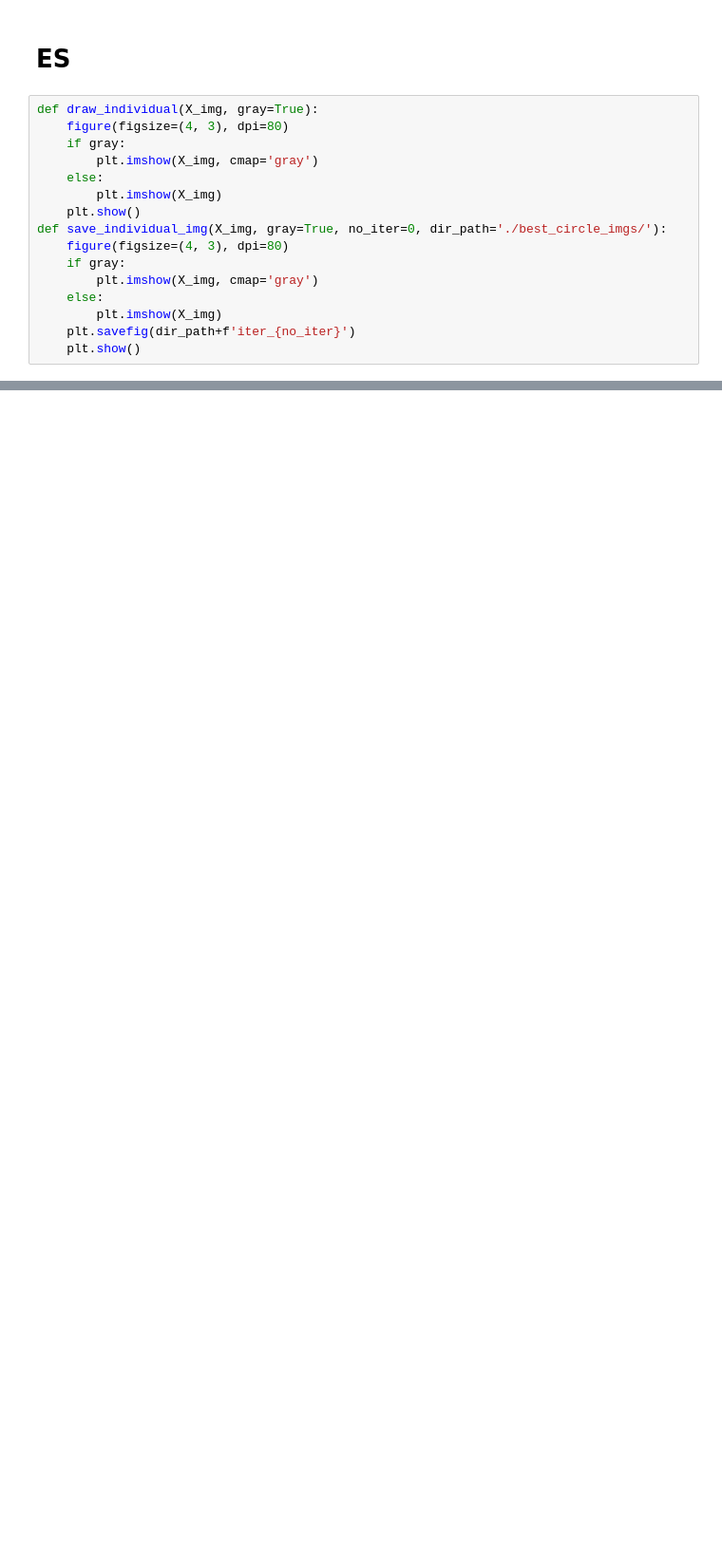
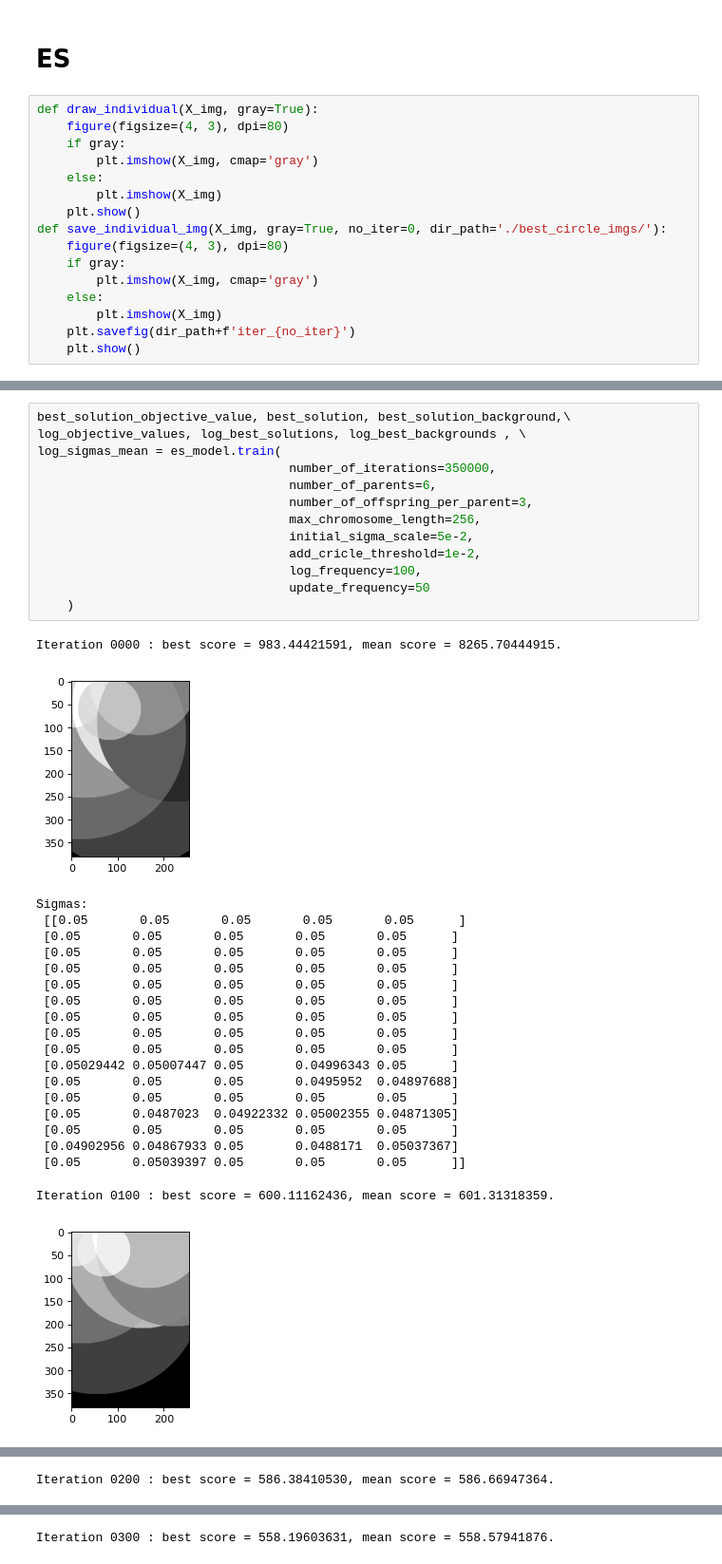
Before and after one commit to kpuchalskixiv/Evolutionary_Art, a Jupyter notebook: projekt.ipynb, the cells around one changed output, grey strips where cells are left out. Shown at 95% size. Drawn from its saved outputs; the diff is of its cells as text; blank space fills up the shorter version.

```diff
--- a/projekt.ipynb
+++ b/projekt.ipynb
@@ -523,0 +498,35 @@ Sigmas:
+# %%
+best_solution_objective_value, best_solution, best_solution_background,\
+log_objective_values, log_best_solutions, log_best_backgrounds , \
+log_sigmas_mean = es_model.train(
+                                  number_of_iterations=350000,
+                                  number_of_parents=6,
+                                  number_of_offspring_per_parent=3,
+                                  max_chromosome_length=256,
+                                  initial_sigma_scale=5e-2,
+                                  add_cricle_threshold=1e-2,
+                                  log_frequency=100,
+                                  update_frequency=50
+    )
+# %% [output]
+Iteration 0000 : best score = 983.44421591, mean score = 8265.70444915.
+[figure, added]
+Sigmas:
+ [[0.05       0.05       0.05       0.05       0.05      ]
+ [0.05       0.05       0.05       0.05       0.05      ]
+ [0.05       0.05       0.05       0.05       0.05      ]
+ [0.05       0.05       0.05       0.05       0.05      ]
+ [0.05       0.05       0.05       0.05       0.05      ]
+ [0.05       0.05       0.05       0.05       0.05      ]
+ [0.05       0.05       0.05       0.05       0.05      ]
+ [0.05       0.05       0.05       0.05       0.05      ]
+ [0.05       0.05       0.05       0.05       0.05      ]
+ [0.05029442 0.05007447 0.05       0.04996343 0.05      ]
+ [0.05       0.05       0.05       0.0495952  0.04897688]
+ [0.05       0.05       0.05       0.05       0.05      ]
+ [0.05       0.0487023  0.04922332 0.05002355 0.04871305]
+ [0.05       0.05       0.05       0.05       0.05      ]
+ [0.04902956 0.04867933 0.05       0.0488171  0.05037367]
+ [0.05       0.05039397 0.05       0.05       0.05      ]]
+Iteration 0100 : best score = 600.11162436, mean score = 601.31318359.
+[figure, added]
@@ -523,0 +550 @@ Sigmas:
+Iteration 0200 : best score = 586.38410530, mean score = 586.66947364.
@@ -523,0 +574 @@ Sigmas:
+Iteration 0300 : best score = 558.19603631, mean score = 558.57941876.
```
Also changed, not shown: parts of 9 cells of this notebook.
